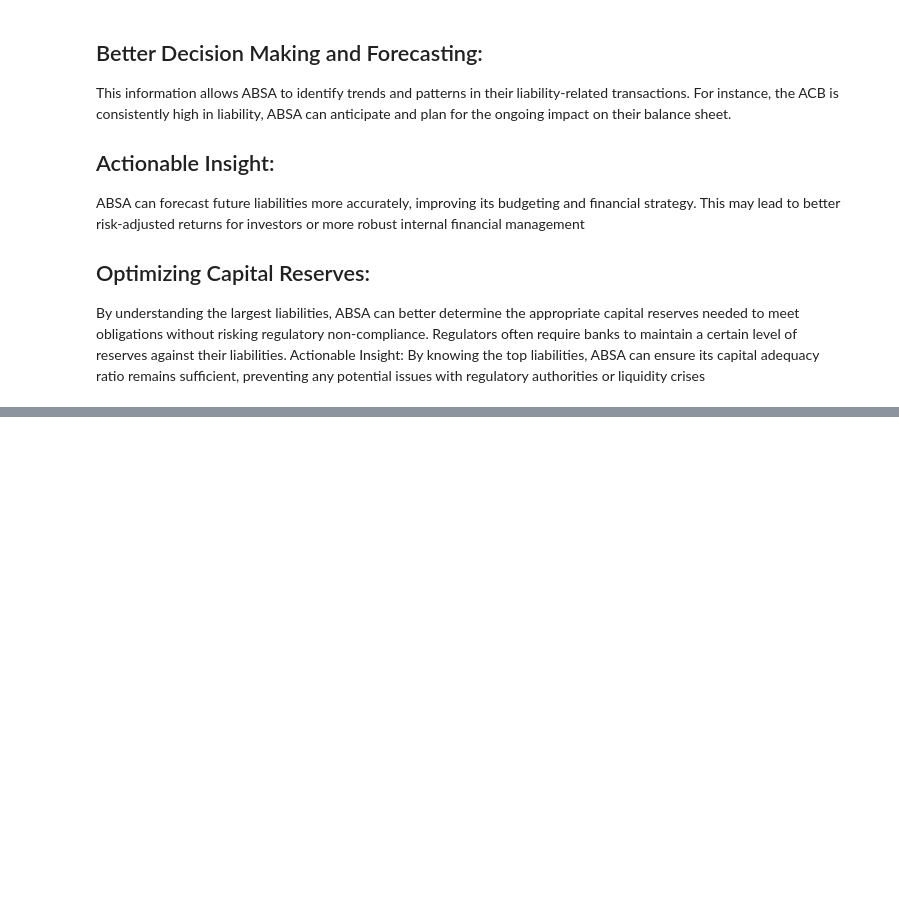
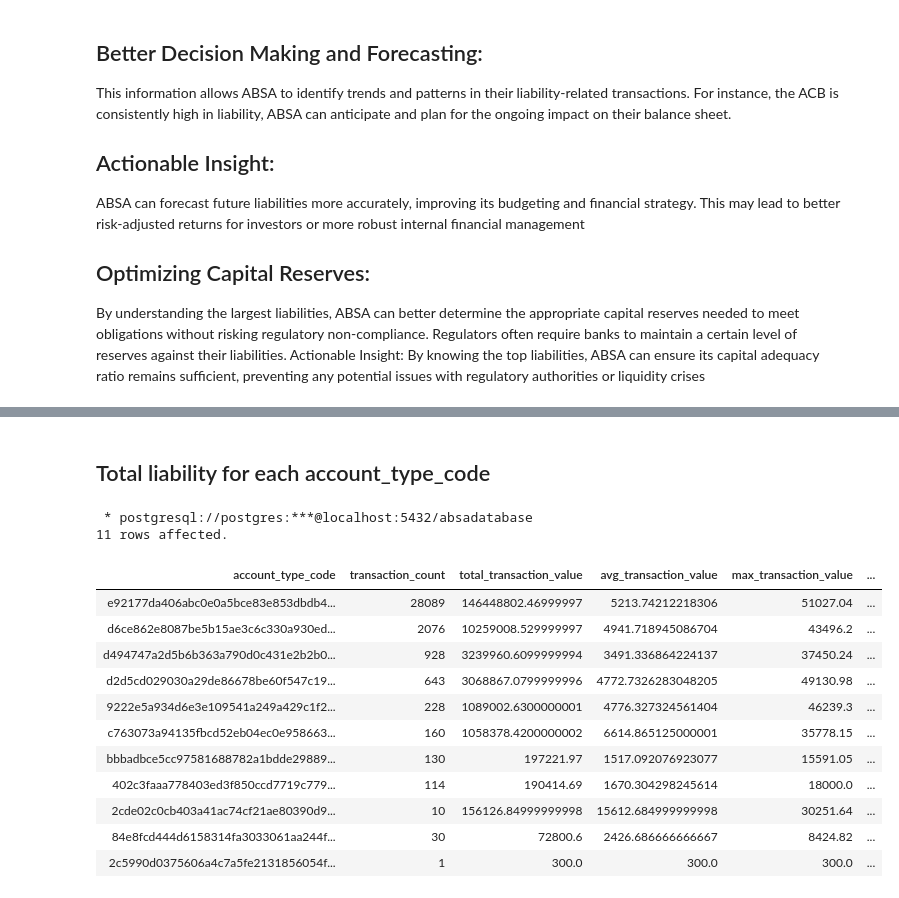
Before and after one commit to The-DigitalAcademy/EXPLORING-ABSA-DATASETS, a Jupyter notebook: Liability.ipynb, the cells around one changed output, grey strips where cells are left out. Saved outputs shown, nothing was run; the diff lists cells and outputs as text; code cells hidden in the pictures; blank space fills up the shorter version.

```diff
--- a/Liability.ipynb
+++ b/Liability.ipynb
@@ -345,0 +359,42 @@ Actionable Insight: By knowing the top liabilities, ABSA can ensure its capital
+# %% [markdown]
+## Total liability for each account_type_code
+# %%
+%%sql
+SELECT
+    account_type_code,
+    COUNT(*) AS transaction_count,
+    SUM(amt) AS total_transaction_value,
+    AVG(amt) AS avg_transaction_value,
+    MAX(amt) AS max_transaction_value,
+    MIN(amt) AS min_transaction_value
+FROM
+    transactiondata
+WHERE
+    transaction_description IN (
+        'ACB CREDIT', 'ACB DEBIT REVERSAL', 'POS CARD REFUND',
+        'POS REFUND PUR', 'CR BAL REBATE', 'CREDIT TRANSFER',
+        'DIGITAL PAYMENT CR', 'DIGITAL TRANSF CR', 'IMMEDIATE TRF CR',
+        'JOURNAL CR C/OPS', 'JOURNAL CREDIT', 'MOBILE PAYMENT CR',
+        'MOBILE TRANSFER CR', 'NPF CREDIT', 'OCT OCard CREDIT',
+        'POS O/SEA REFUND', 'CASH ACCEPTOR DEP', 'CASH DEP BRANCH',
+        'CARDLESS CASH DEP', 'NOTE DEPOSIT'
+    )
+GROUP BY
+    account_type_code
+ORDER BY
+    total_transaction_value DESC;
+# %% [output]
+ * postgresql://postgres:***@localhost:5432/absadatabase
+11 rows affected.
+| account_type_code | transaction_count | total_transaction_value | avg_transaction_value | max_transaction_value | ... |
+| e92177da406abc0e0a5bce83e853dbdb4... | 28089 | 146448802.46999997 | 5213.74212218306 | 51027.04 | ... |
+| d6ce862e8087be5b15ae3c6c330a930ed... | 2076 | 10259008.529999997 | 4941.718945086704 | 43496.2 | ... |
+| d494747a2d5b6b363a790d0c431e2b2b0... | 928 | 3239960.6099999994 | 3491.336864224137 | 37450.24 | ... |
+| d2d5cd029030a29de86678be60f547c19... | 643 | 3068867.0799999996 | 4772.7326283048205 | 49130.98 | ... |
+| 9222e5a934d6e3e109541a249a429c1f2... | 228 | 1089002.6300000001 | 4776.327324561404 | 46239.3 | ... |
+| c763073a94135fbcd52eb04ec0e958663... | 160 | 1058378.4200000002 | 6614.865125000001 | 35778.15 | ... |
+| bbbadbce5cc97581688782a1bdde29889... | 130 | 197221.97 | 1517.092076923077 | 15591.05 | ... |
+| 402c3faaa778403ed3f850ccd7719c779... | 114 | 190414.69 | 1670.304298245614 | 18000.0 | ... |
+| 2cde02c0cb403a41ac74cf21ae80390d9... | 10 | 156126.84999999998 | 15612.684999999998 | 30251.64 | ... |
+| 84e8fcd444d6158314fa3033061aa244f... | 30 | 72800.6 | 2426.686666666667 | 8424.82 | ... |
+| 2c5990d0375606a4c7a5fe2131856054f... | 1 | 300.0 | 300.0 | 300.0 | ... |
```
Also changed, not shown: parts of 1 cell of this notebook.
